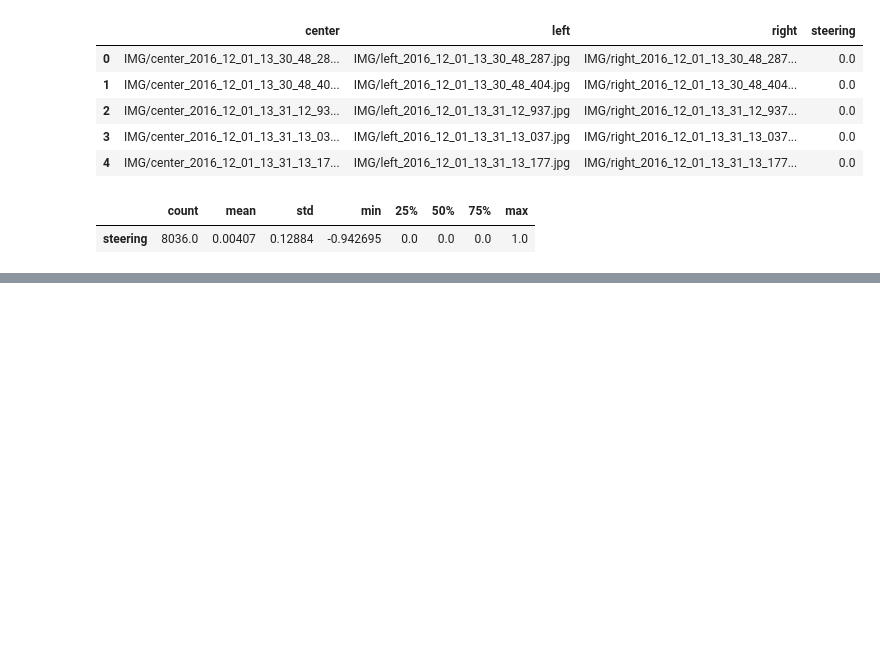
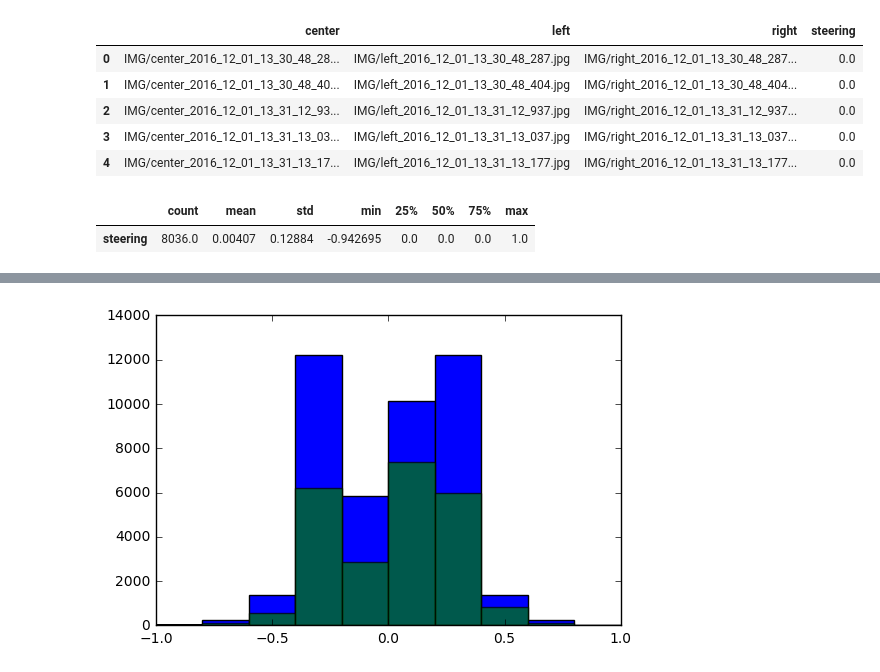
Before and after one commit to vfcosta/CarND-Behavioral-Cloning, a Jupyter notebook: exploration.ipynb, the cells around one changed output, grey strips where cells are left out. Drawn from its saved outputs; the diff is of its cells as text; code cells hidden in the pictures; blank space fills up the shorter version.

```diff
--- a/exploration.ipynb
+++ b/exploration.ipynb
@@ -33,0 +35,12 @@ plt.hist(driving_log['steering'],bins = 5)
+# %%
+center_steering = driving_log['steering']
+right_steering = driving_log['steering'] - 0.25
+left_steering = driving_log['steering'] + 0.25
+all_steering = pd.concat([center_steering, right_steering, left_steering])
+
+flipped_steering = all_steering[abs(all_steering)>0.01] * -1
+
+plt.hist(pd.concat([all_steering, flipped_steering]), bins=np.arange(-1, 1 + 0.2, 0.2));
+plt.hist(all_steering, alpha=0.7, bins=np.arange(-1, 1 + 0.2, 0.2));
+# %% [output]
+[figure, added]
```
Also changed, not shown: parts of 4 cells of this notebook, 2 other files.
